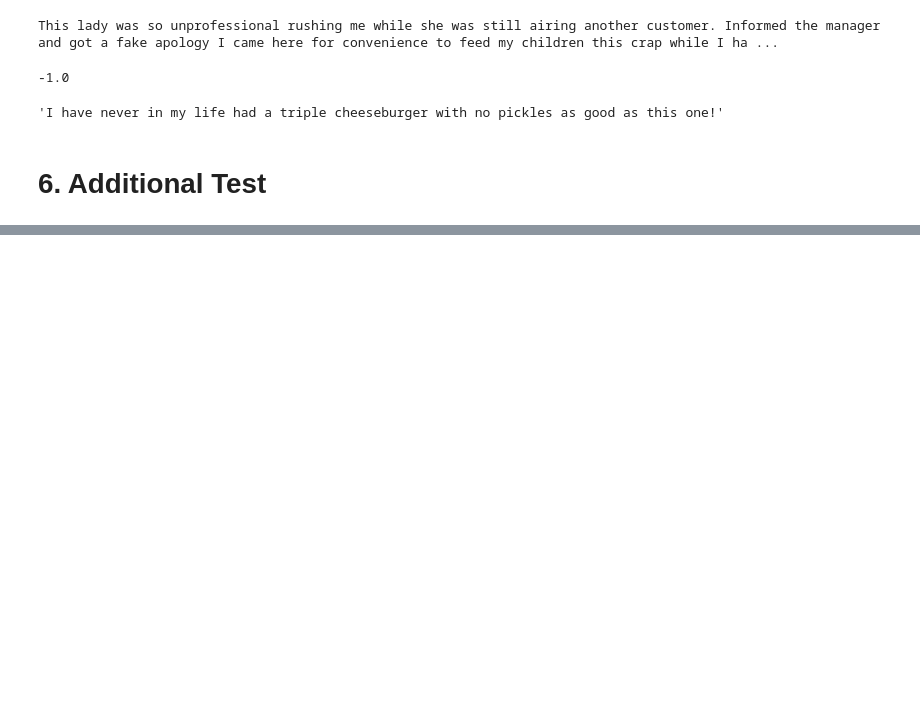
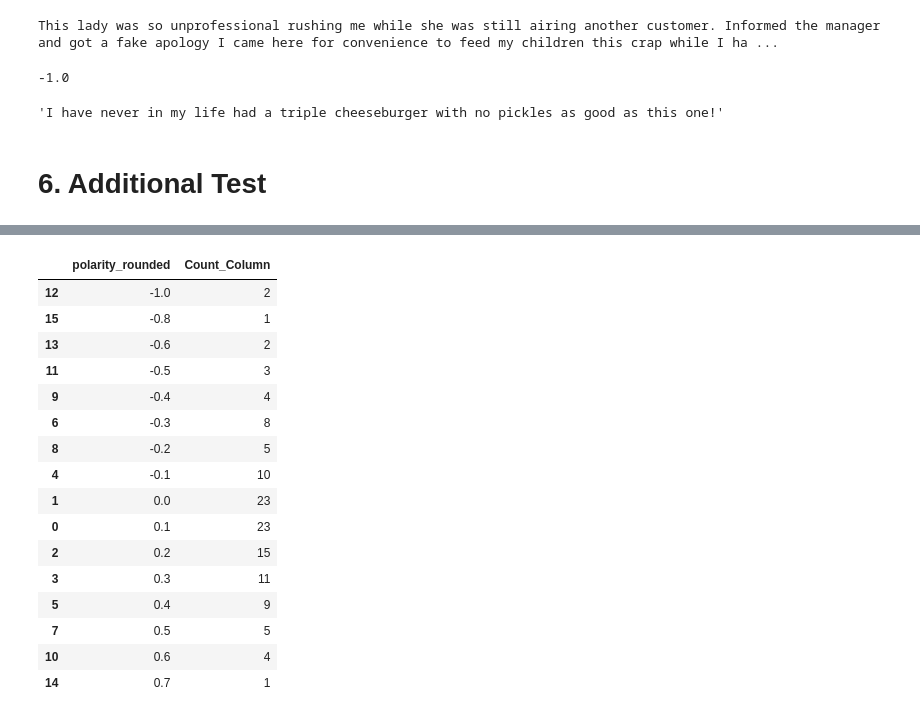
Before and after one commit to LeonRanke/Sentiment_Analysis, a Jupyter notebook: Yelp/yelp_sentiment_analysis.ipynb, the cells around one changed output, grey strips where cells are left out. Drawn from its saved outputs; the diff is of its cells as text; code cells hidden in the pictures; blank space fills up the shorter version.

```diff
--- a/yelp_sentiment_analysis.ipynb
+++ b/Yelp/yelp_sentiment_analysis.ipynb
@@ -445,0 +456,20 @@ len(freq)
+# %%
+counts.sort_values('polarity_rounded')
+# %% [output]
+|  | polarity_rounded | Count_Column |
+| 12 | -1.0 | 2 |
+| 15 | -0.8 | 1 |
+| 13 | -0.6 | 2 |
+| 11 | -0.5 | 3 |
+| 9 | -0.4 | 4 |
+| 6 | -0.3 | 8 |
+| 8 | -0.2 | 5 |
+| 4 | -0.1 | 10 |
+| 1 | 0.0 | 23 |
+| 0 | 0.1 | 23 |
+| 2 | 0.2 | 15 |
+| 3 | 0.3 | 11 |
+| 5 | 0.4 | 9 |
+| 7 | 0.5 | 5 |
+| 10 | 0.6 | 4 |
+| 14 | 0.7 | 1 |
```
Also changed, not shown: parts of 15 cells of this notebook, 3 other files.
